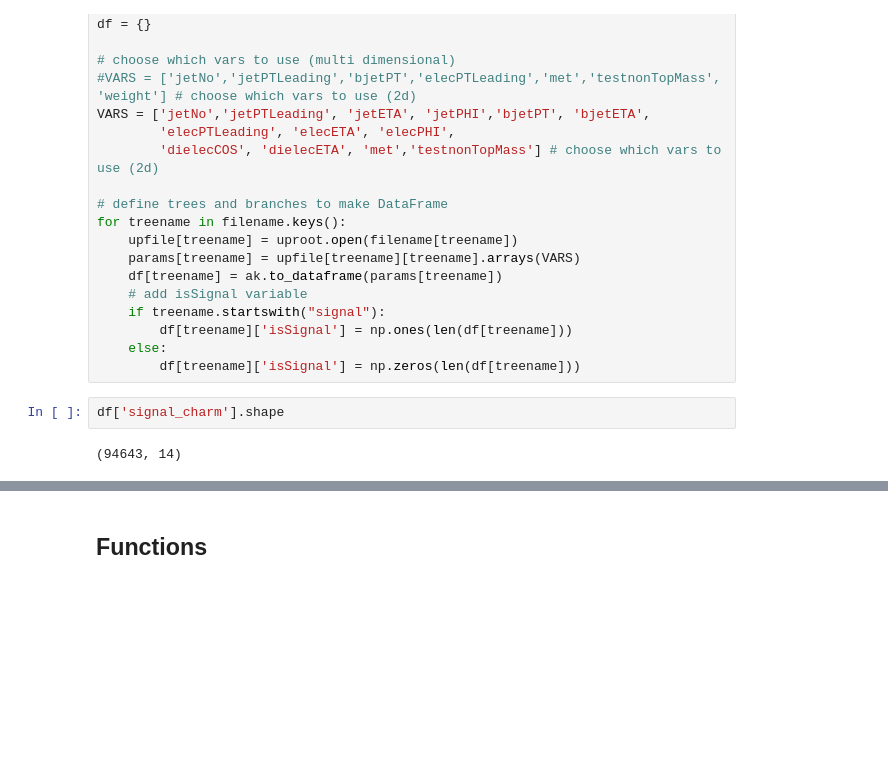
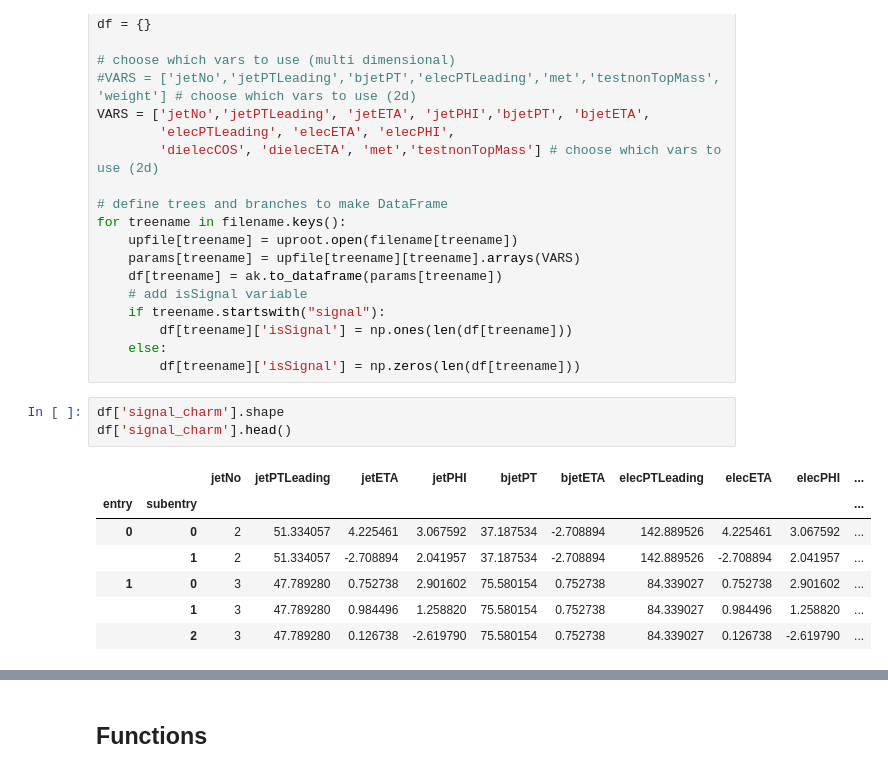
Before and after one commit to mghasemi19/TopFC, a Jupyter notebook: BDT_weight/charm_NN.ipynb, the cells around one changed output, grey strips where cells are left out. Saved outputs shown, nothing was run; the diff lists cells and outputs as text; blank space fills up the shorter version.

```diff
--- a/BDT_weight/charm_NN.ipynb
+++ b/BDT_weight/charm_NN.ipynb
@@ -49,5 +49,12 @@ for treename in filename.keys():
         df[treename]['isSignal'] = np.zeros(len(df[treename]))
 # %%
 df['signal_charm'].shape
+df['signal_charm'].head()
 # %% [output]
-(94643, 14)
+|  |  | jetNo | jetPTLeading | jetETA | jetPHI | bjetPT | bjetETA | elecPTLeading | elecETA | elecPHI | ... |
+| entry | subentry |  |  |  |  |  |  |  |  |  | ... |
+| 0 | 0 | 2 | 51.334057 | 4.225461 | 3.067592 | 37.187534 | -2.708894 | 142.889526 | 4.225461 | 3.067592 | ... |
+|  | 1 | 2 | 51.334057 | -2.708894 | 2.041957 | 37.187534 | -2.708894 | 142.889526 | -2.708894 | 2.041957 | ... |
+| 1 | 0 | 3 | 47.789280 | 0.752738 | 2.901602 | 75.580154 | 0.752738 | 84.339027 | 0.752738 | 2.901602 | ... |
+|  | 1 | 3 | 47.789280 | 0.984496 | 1.258820 | 75.580154 | 0.752738 | 84.339027 | 0.984496 | 1.258820 | ... |
+|  | 2 | 3 | 47.789280 | 0.126738 | -2.619790 | 75.580154 | 0.752738 | 84.339027 | 0.126738 | -2.619790 | ... |
```
Also changed, not shown: parts of 3 cells of this notebook, 12 other files.
